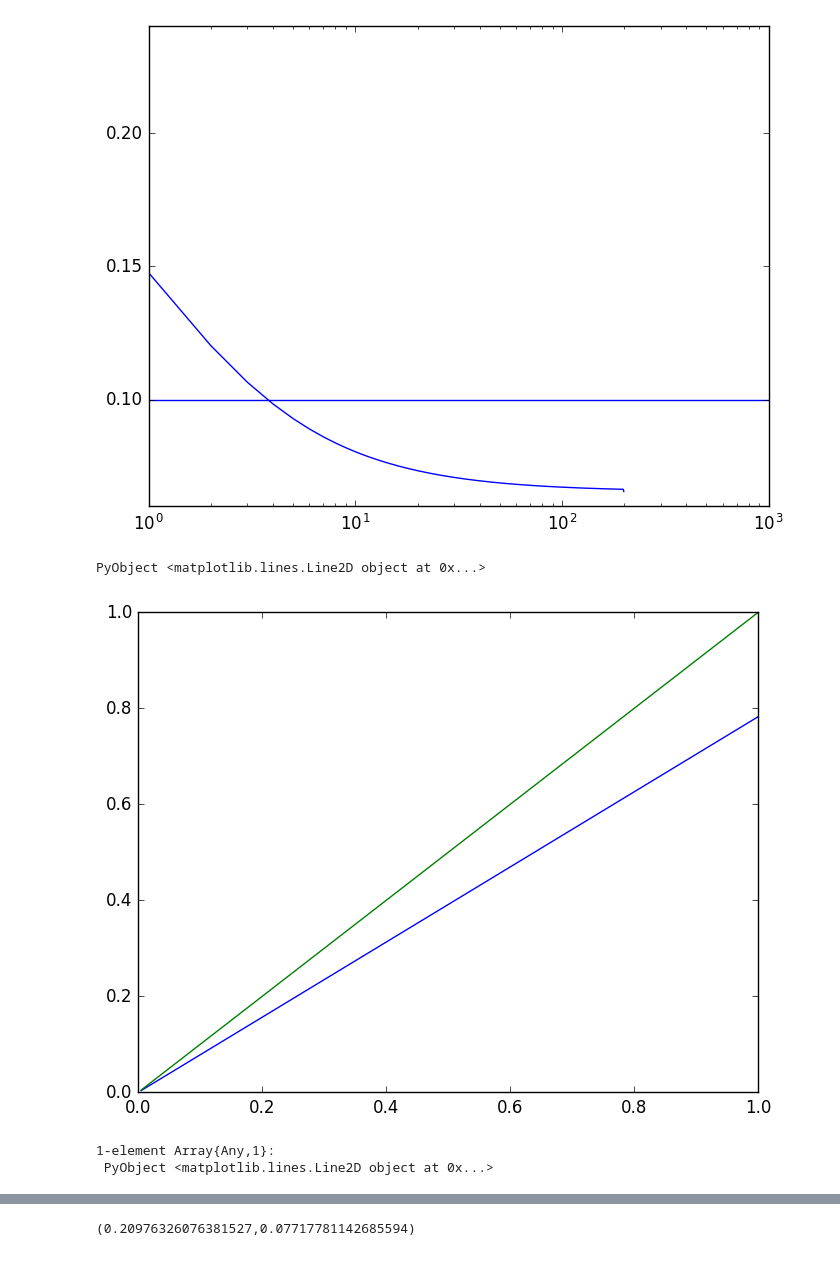
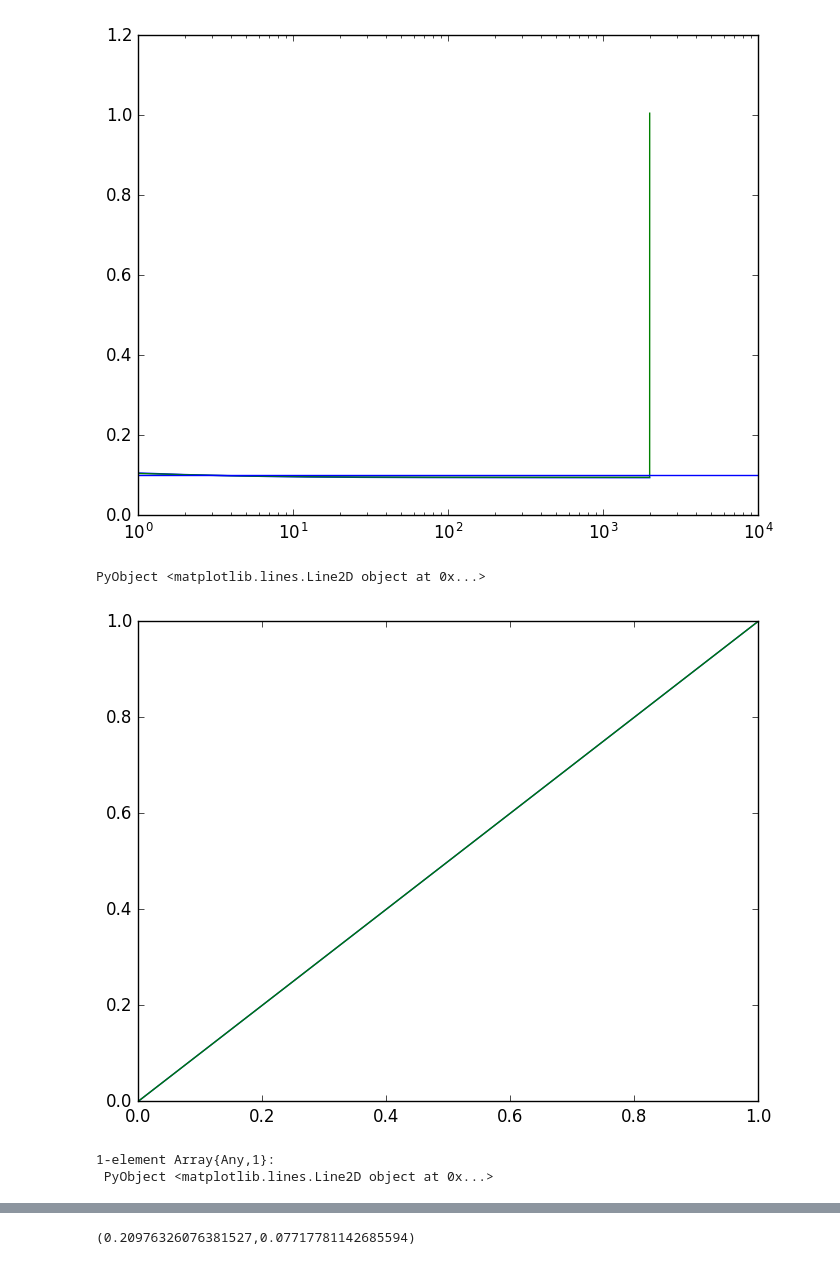
Before and after one commit to jnkh/epidemics, a Jupyter notebook: notebooks/Degree Distribution.ipynb, the cells around one changed output, grey strips where cells are left out. Cells and saved outputs as stored; diff of their text form; code cells hidden in the pictures.

```diff
--- a/notebooks/Degree Distribution.ipynb
+++ b/notebooks/Degree Distribution.ipynb
@@ -130,13 +120,13 @@ get_y_k_equilibrium (generic function with 1 method)
 # %%
 c_r = 0.2
-N = 200
+N = 2000
 y_n = 0.2
 
 n_n = Int(N*y_n)#y_n*N
 beta = 4.0/(c_r*n_n)
 alpha = (N*beta)/n_n
 
-k = 12
+k = 10
 sigma_k = 20
 min_degree = 3
 
@@ -154,5 +144,7 @@ for x in k_range
     push!(p_k,degree_distribution(x))
     push!(p_k_neighbor,neighbor_degree_distribution(x))
 end
+p_k /= sum(p_k)
+p_k_neighbor /= sum(p_k_neighbor)
 mean_k
 # %% [output]
@@ -215,14 +195,17 @@ get_y_k_branching_process (generic function with 2 methods)
 # %%
-semilogx(get_y_k_branching_process(0.1,p_k,alpha,N))
+y_desired_curr = 0.1
+semilogx(get_y_k_branching_process(y_desired_curr,p_k,alpha,N))
+semilogx(get_y_k_equilibrium(y_desired_curr,N,p_k,p_k_neighbor,alpha,beta))
+# semilogx(y_desired_range,y_k)
 axhline(0.1)
 # %% [output]
-[figure, old version]
+[figure, new version]
 PyObject <matplotlib.lines.Line2D object at 0x...>
 # %%
 plot(y_desired_range,y_local)
 plot(y_desired_range,y_bar)
 # %% [output]
-[figure, old version]
+[figure, new version]
 1-element Array{Any,1}:
  PyObject <matplotlib.lines.Line2D object at 0x...>
 # %%
```
Also changed, not shown: parts of 43 cells of this notebook, 10 other files.
